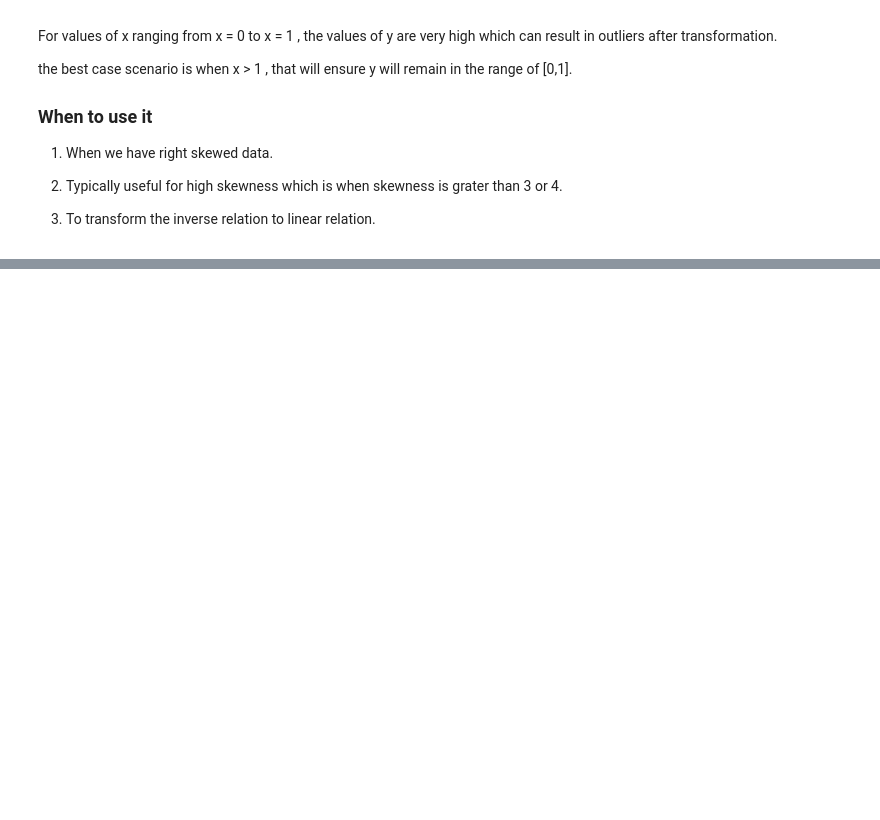
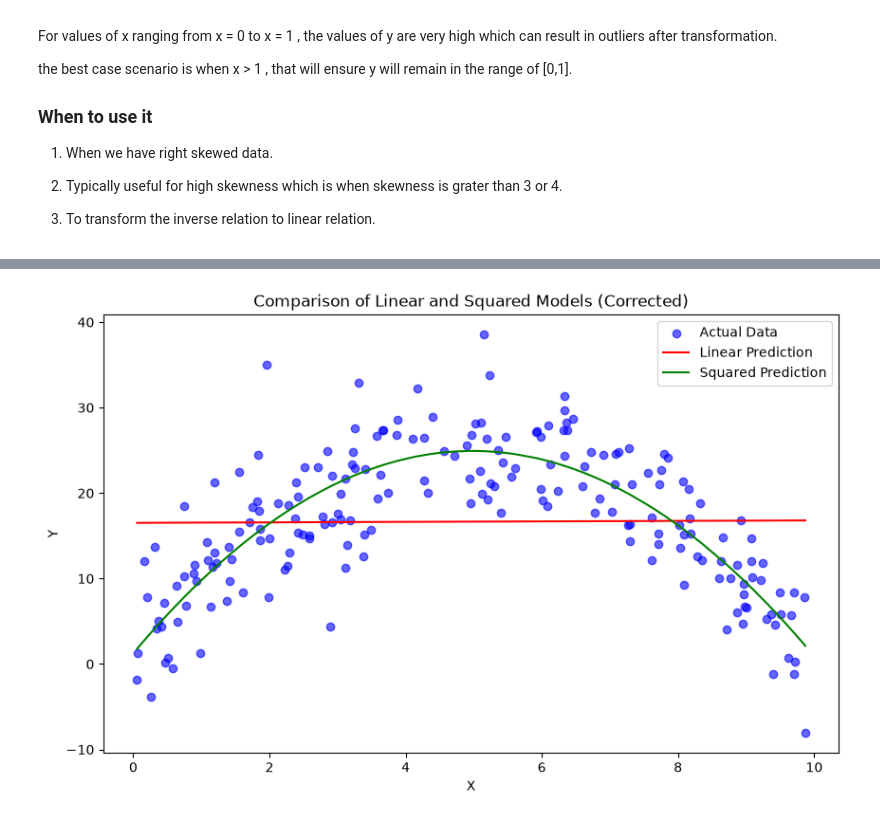
Before and after one commit to AvanindraBose/ML-Zodiac, a Jupyter notebook: Feature_Engineering/Feature_Transformation/other_Function_Transformer.ipynb, the cells around one changed output, grey strips where cells are left out. Cells and saved outputs as stored; diff of their text form; code cells hidden in the pictures; blank space fills up the shorter version.

```diff
--- a/Feature_Engineering/Feature_Transformation/other_Function_Transformer.ipynb
+++ b/Feature_Engineering/Feature_Transformation/other_Function_Transformer.ipynb
@@ -60,0 +118,27 @@ the best case scenario is when x > 1 , that will ensure y will remain in the ran
+# %%
+# Linear model using X
+linear_model = LinearRegression()
+linear_model.fit(df[['X']], df['Y'])
+df['Linear_Prediction'] = linear_model.predict(df[['X']])
+
+# Linear model using X^2
+df['X_squared'] = df['X']**2
+squared_model = LinearRegression()
+squared_model.fit(df[['X', 'X_squared']], df['Y'])
+df['Squared_Prediction'] = squared_model.predict(df[['X', 'X_squared']])
+
+# Sort the dataframe by X values for better plotting
+df_sorted = df.sort_values(by='X')
+
+# Plot the data and the models with sorted values
+plt.figure(figsize=(10, 6))
+plt.scatter(df_sorted['X'], df_sorted['Y'], color='blue', label='Actual Data', alpha=0.6)
+plt.plot(df_sorted['X'], df_sorted['Linear_Prediction'], color='red', label='Linear Prediction')
+plt.plot(df_sorted['X'], df_sorted['Squared_Prediction'], color='green', label='Squared Prediction')
+plt.title('Comparison of Linear and Squared Models (Corrected)')
+plt.xlabel('X')
+plt.ylabel('Y')
+plt.legend()
+plt.show()
+# %% [output]
+[figure, added]
```
Also changed, not shown: parts of 35 cells of this notebook.
